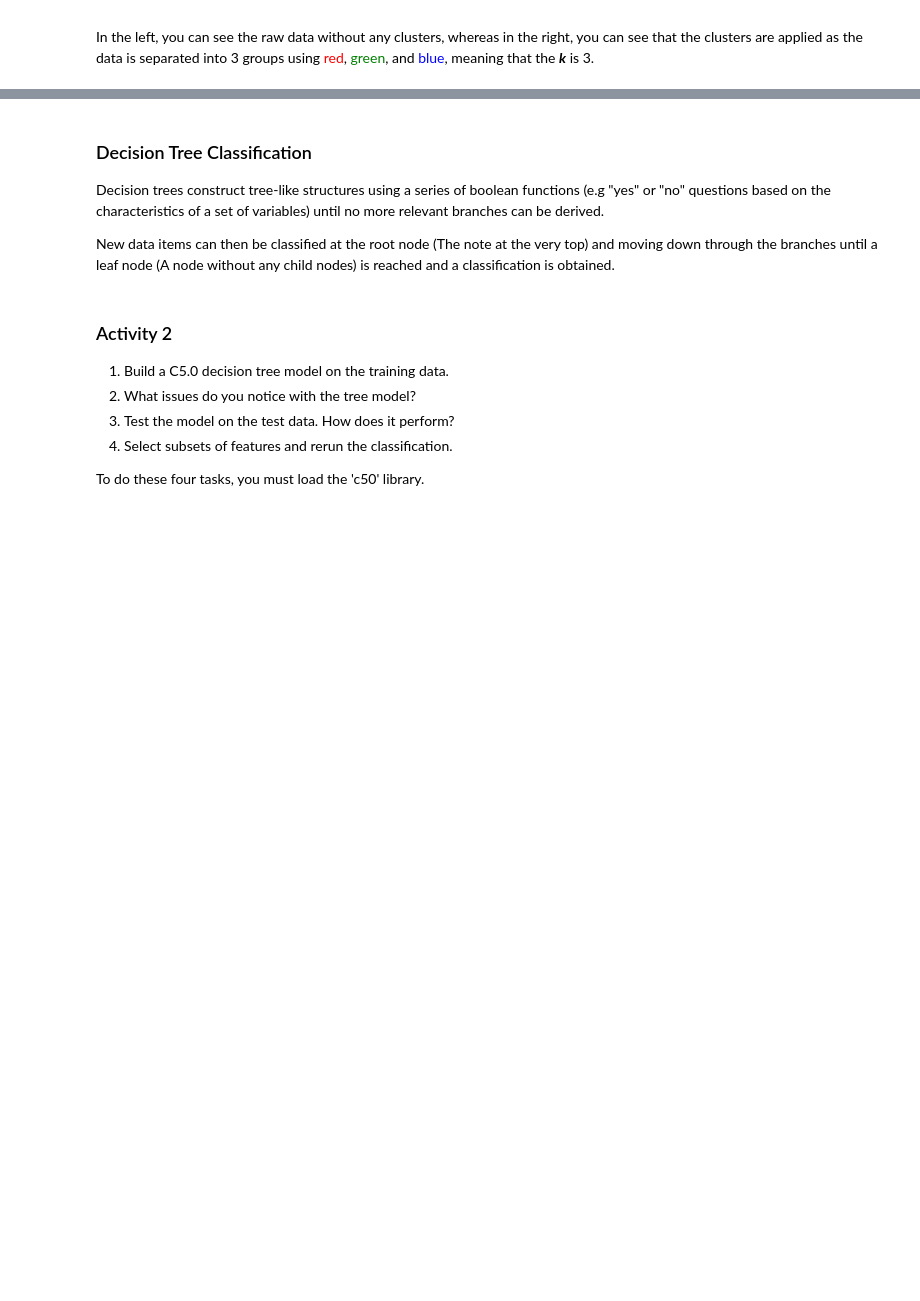
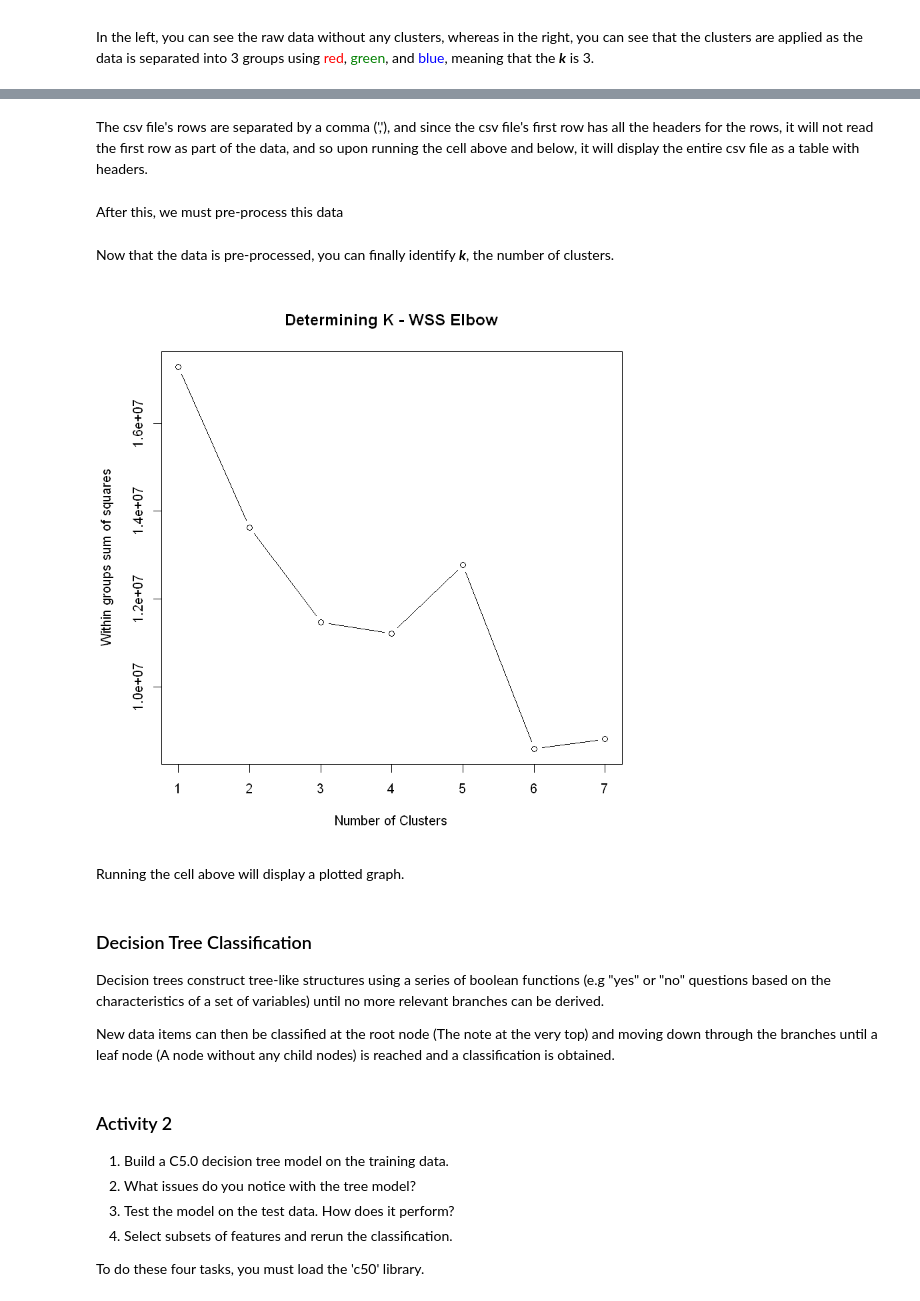
Before and after one commit to 000xE/Student-Work-2019, a Jupyter notebook: Notebook 3/Notebook 3.ipynb, the cells around one changed output, grey strips where cells are left out. Saved outputs shown, nothing was run; the diff lists cells and outputs as text; code cells hidden in the pictures; blank space fills up the shorter version.

```diff
--- a/Notebook 3/Notebook 3.ipynb
+++ b/Notebook 3/Notebook 3.ipynb
@@ -90,0 +97,4 @@ library(ggplot2)
+# %%
+kdddata.train <- read.csv(file = "data/cslab-kddcupdata-corrected-train.csv", sep = ',', header = TRUE)
+# %% [markdown]
+The csv file's rows are separated by a comma (','), and since the csv file's first row has all the headers for the rows, it will not read the first row as part of the data, and so upon running the cell above and below, it will display the entire csv file as a table with headers.
@@ -91,3 +103,27 @@ library(ggplot2)
+# %% [markdown]
+After this, we must pre-process this data
+# %%
+#This select only numerical features
+data <- kdddata.train[,6:40] #Select from column 6 to column 40, subsetting by rows (using the comma)
+
+#This deletes all the empty/missing features
+data <- na.omit(data)  #Omits the not available data after selection
+
+#This scales the data
+subdata <- scale(data) #Standardises each value in the dataset
+# %% [markdown]
+Now that the data is pre-processed, you can finally identify ___k___, the number of clusters.
+# %%
+#Gets the mean distance between data points and cluster centroids
+wss <- (nrow(subdata)-1)*sum(apply(subdata,2,var)) #nrow is used to caculate the amount of rows
+for (i in 2:7) wss[i] <- sum(kmeans(subdata, centers=i)$withinss) #i = centroids
+
+#Plots the clusters
+plot(1:7, wss, type="b", xlab="Number of Clusters", ylab="Within groups sum of squares", main="Determining K - WSS Elbow")
+# %% [output]
+[figure, added]
+# %% [markdown]
+Running the cell above will display a plotted graph.
 # %% [markdown]
 <h3>Decision Tree Classification</h3>
 
```
Also changed, not shown: parts of 3 cells of this notebook.
